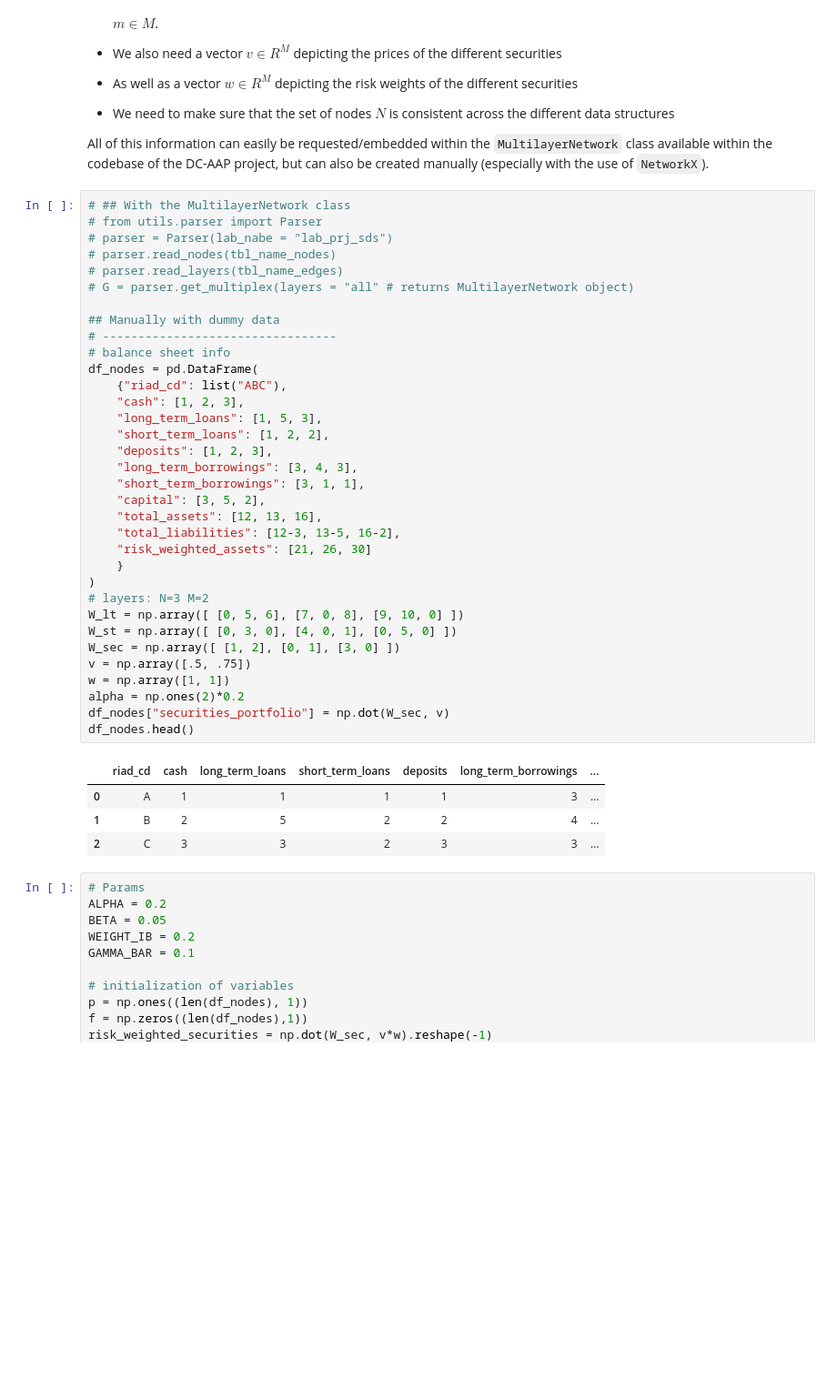
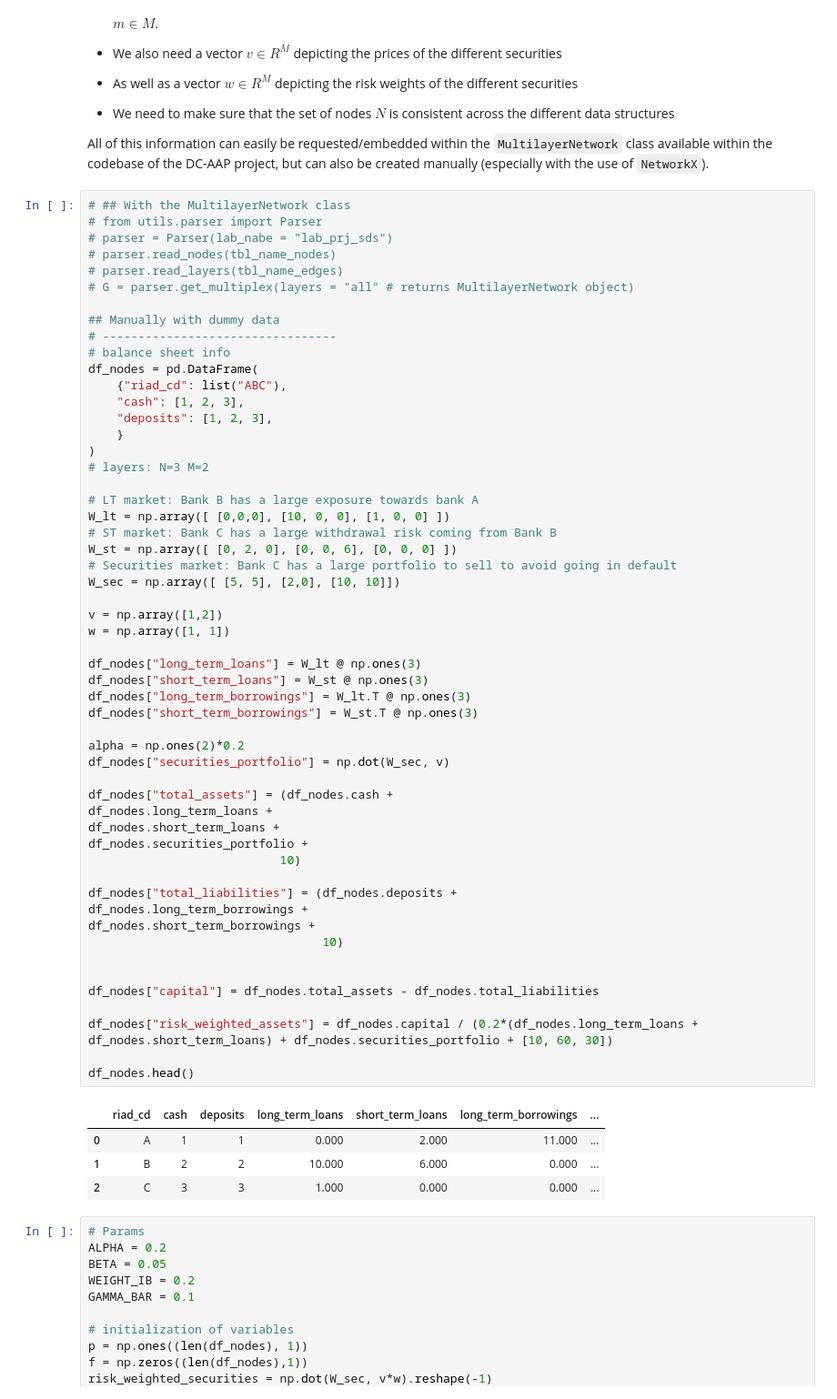
Before and after one commit to iliasaarabecb/adhoc_tasks, a Jupyter notebook: local_clearing_vectors.ipynb, the cells around one changed output. Shown at 91% size. Saved outputs shown, nothing was run; the diff lists cells and outputs as text; blank space fills up the shorter version.

```diff
--- a/local_clearing_vectors.ipynb
+++ b/local_clearing_vectors.ipynb
@@ -971,42 +971,62 @@ All of this information can easily be requested/embedded within the `MultilayerN
 # %%
 # ## With the MultilayerNetwork class
 # from utils.parser import Parser
 # parser = Parser(lab_nabe = "lab_prj_sds")
 # parser.read_nodes(tbl_name_nodes)
 # parser.read_layers(tbl_name_edges)
 # G = parser.get_multiplex(layers = "all" # returns MultilayerNetwork object)
 
 ## Manually with dummy data
 # ---------------------------------
 # balance sheet info
 df_nodes = pd.DataFrame(
     {"riad_cd": list("ABC"),
     "cash": [1, 2, 3],
-    "long_term_loans": [1, 5, 3],
-    "short_term_loans": [1, 2, 2],
     "deposits": [1, 2, 3],
-    "long_term_borrowings": [3, 4, 3],
-    "short_term_borrowings": [3, 1, 1],
-    "capital": [3, 5, 2],
-    "total_assets": [12, 13, 16],
-    "total_liabilities": [12-3, 13-5, 16-2],
-    "risk_weighted_assets": [21, 26, 30]
     }
 )
 # layers: N=3 M=2
-W_lt = np.array([ [0, 5, 6], [7, 0, 8], [9, 10, 0] ])
-W_st = np.array([ [0, 3, 0], [4, 0, 1], [0, 5, 0] ])
-W_sec = np.array([ [1, 2], [0, 1], [3, 0] ])
-v = np.array([.5, .75])
+
+# LT market: Bank B has a large exposure towards bank A
+W_lt = np.array([ [0,0,0], [10, 0, 0], [1, 0, 0] ])
+# ST market: Bank C has a large withdrawal risk coming from Bank B
+W_st = np.array([ [0, 2, 0], [0, 0, 6], [0, 0, 0] ])
+# Securities market: Bank C has a large portfolio to sell to avoid going in default
+W_sec = np.array([ [5, 5], [2,0], [10, 10]])
+
+v = np.array([1,2])
 w = np.array([1, 1])
+
+df_nodes["long_term_loans"] = W_lt @ np.ones(3)
+df_nodes["short_term_loans"] = W_st @ np.ones(3)
+df_nodes["long_term_borrowings"] = W_lt.T @ np.ones(3)
+df_nodes["short_term_borrowings"] = W_st.T @ np.ones(3)
+
 alpha = np.ones(2)*0.2
 df_nodes["securities_portfolio"] = np.dot(W_sec, v)
+
+df_nodes["total_assets"] = (df_nodes.cash +
+df_nodes.long_term_loans +
+df_nodes.short_term_loans +
+df_nodes.securities_portfolio +
+                           10)
+
+df_nodes["total_liabilities"] = (df_nodes.deposits +
+df_nodes.long_term_borrowings +
+df_nodes.short_term_borrowings +
+                                 10)
+
+
+df_nodes["capital"] = df_nodes.total_assets - df_nodes.total_liabilities
+
+df_nodes["risk_weighted_assets"] = df_nodes.capital / (0.2*(df_nodes.long_term_loans + df_nodes.short_term_loans) + df_nodes.securities_portfolio + [10, 60, 30])
+
 df_nodes.head()
 # %% [output]
-|  | riad_cd | cash | long_term_loans | short_term_loans | deposits | long_term_borrowings | ... |
-| 0 | A | 1 | 1 | 1 | 1 | 3 | ... |
-| 1 | B | 2 | 5 | 2 | 2 | 4 | ... |
-| 2 | C | 3 | 3 | 2 | 3 | 3 | ... |
+|  | riad_cd | cash | deposits | long_term_loans | short_term_loans | long_term_borrowings | ... |
+| 0 | A | 1 | 1 | 0.000 | 2.000 | 11.000 | ... |
+| 1 | B | 2 | 2 | 10.000 | 6.000 | 0.000 | ... |
+| 2 | C | 3 | 3 | 1.000 | 0.000 | 0.000 | ... |
 # %%
 # Params
 ALPHA = 0.2
```
Also changed, not shown: parts of 24 cells of this notebook.
